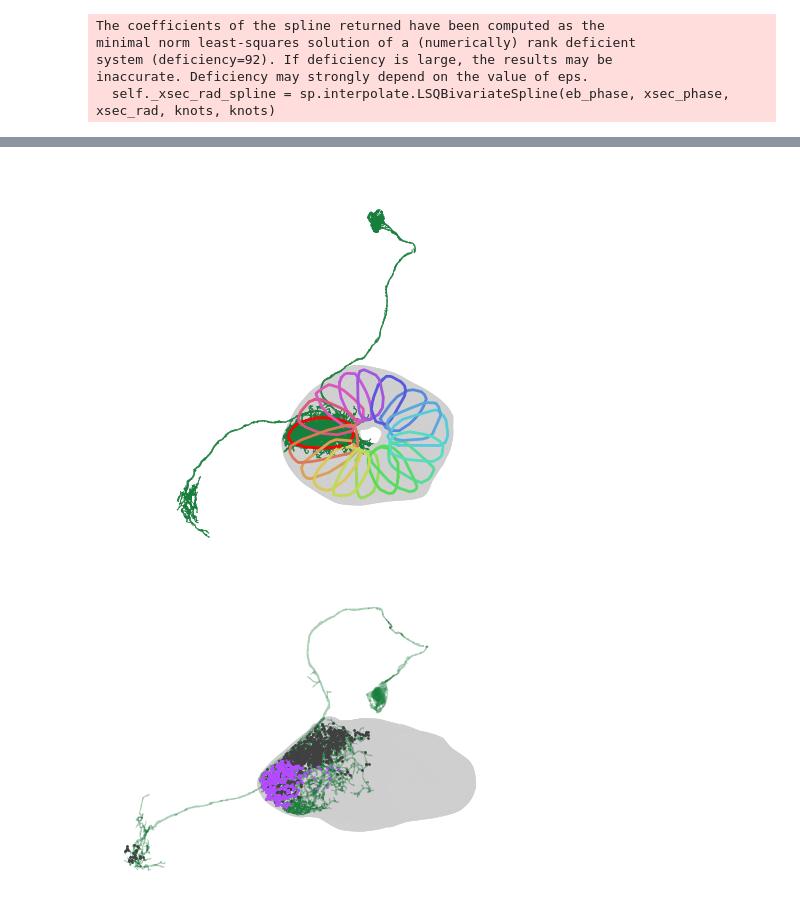
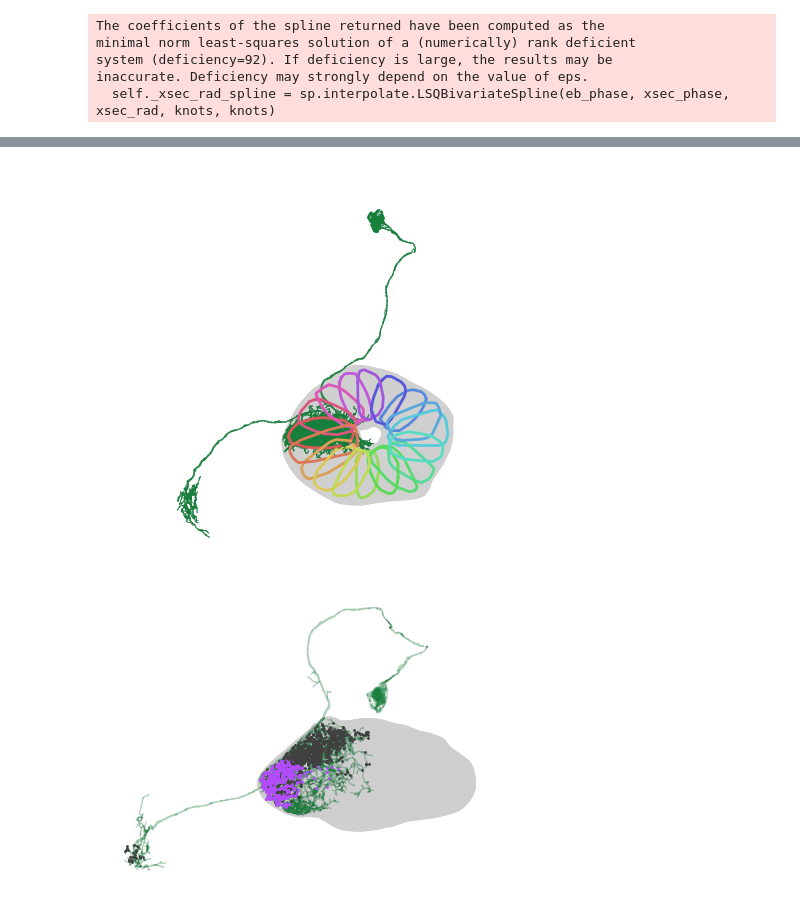
Before and after one commit to yfisher-lab/plitt_turnerevans_oa_instructs_hd_plasticity, a Jupyter notebook: figures/connectomics/ring_synapse_visualization.ipynb, the cells around one changed output, grey strips where cells are left out. Cells and saved outputs as stored; diff of their text form; code cells hidden in the pictures.

```diff
--- a/figures/connectomics/ring_synapse_visualization.ipynb
+++ b/figures/connectomics/ring_synapse_visualization.ipynb
@@ -65,7 +65,7 @@ els, _ = neu.queries.fetch_neurons(neu.NeuronCriteria(type = 'EL'))
 example_el = neu.fetch_skeletons(els.iloc[0]['bodyId'])
 # %%
 epgs, _ = neu.queries.fetch_neurons(neu.NeuronCriteria(type = 'EPG'))
-example_epg = neu.fetch_skeletons(epgs.iloc[-1]['bodyId'])
+example_epg = neu.fetch_skeletons(epgs.iloc[0]['bodyId'])
 # %%
 nodes = example_el.nodes.copy()
 
@@ -115,0 +226,41 @@ pb.vertices[:,2] = -pb.vertices[:,2]
+# %%
+fig, ax = plt.subplots(figsize=(5, 5))
+_ = navis.plot2d(
+                [eb,pb],
+                method="2d",
+                connectors=False,
+                linewidth=1.2,  # Make neuron a bit thinner to emphasize the synapses
+                view=("x", "y"),
+                color= plt.cm.Greys(.3),
+                alpha=.9,
+                # radius=True,
+                ax=ax,
+                # volume_outlines=True,
+            )
+
+_ = navis.plot2d(
+                [example_el,],
+                method="2d",
+                connectors=False,
+                linewidth=1.2,  # Make neuron a bit thinner to emphasize the synapses
+                view=("x", "y"),
+                color=plt.cm.Greens(.8),
+                alpha=1.,
+                radius=True,
+                ax=ax,
+                # volume_outlines=True,
+            )
+
+ax.grid(False)
+
+
+
+# ax.set_xlim([-15000, 7000])
+# ax.set_ylim([-7000, 15000])
+ax.set_xticks([])
+ax.set_yticks([])
+ax.set_xlabel('')
+ax.set_ylabel('')
+for b in ['top', 'right', 'left', 'bottom']:
+        ax.spines[b].set_visible(False)
+fig.savefig(figfolder/'EL_full_arbor.png', dpi=300, bbox_inches='tight')
@@ -150,35 +370,35 @@ for i, row in els.iterrows():
 
         syn[['x','y','z']] = ebcoords.change_of_basis(syn.loc[:,('x','y','z')].values)
         syn['y'] = -syn.loc[:,'y']  # flip y axis to match EB coordinates
         syn['z'] = -syn.loc[:,'z']
         syn_hull_vertices = peeled_convex_hull(syn.loc[:,('x','y')].values, n=10)
         phase = np.angle(np.exp(1j*np.arctan2(syn_hull_vertices[:,1], syn_hull_vertices[:,0])).mean(axis=0))
 
         if i == 0:
-                color = 'red'
+                color = angle_2_color(phase)#'red'
                 alpha = 1.0
         else:
                 color = angle_2_color(phase)
                 alpha = 1.
         ax.plot(syn_hull_vertices[:,0], syn_hull_vertices[:,1], color=color, lw=2, label='Convex Hull', alpha=alpha, zorder=100)
         ax.plot([syn_hull_vertices[-1,0], syn_hull_vertices[0,0]],
                 [syn_hull_vertices[-1,1], syn_hull_vertices[0,1]], color=color, lw=2, label='Convex Hull', alpha=alpha,zorder=10+i)
         colors.append(color)
 
 
 ax.set_xlim([-15000, 7000])
 ax.set_ylim([-7000, 15000])
 ax.set_xticks([])
 ax.set_yticks([])
 ax.set_xlabel('')
 ax.set_ylabel('')
 for b in ['top', 'right', 'left', 'bottom']:
         ax.spines[b].set_visible(False)
 
 # fig.savefig(figfolder / 'example_el_cvx_hulls.pdf')
 # fig.savefig(figfolder / 'example_el_cvx_hulls.png', transparent=True, dpi = 500)
 # %% [output]
-[figure, old version]
+[figure, new version]
 # %%
 # fetch synapse locations from EPG to example EL
 epg_syn = neu.fetch_synapse_connections(neu.NeuronCriteria(type = 'EPG'), els['bodyId'].iloc[0]) #, synapse_criteria=neu.SynapseCriteria(rois=('EB')))
```
Also changed, not shown: parts of 6 cells of this notebook, 15 other files.
